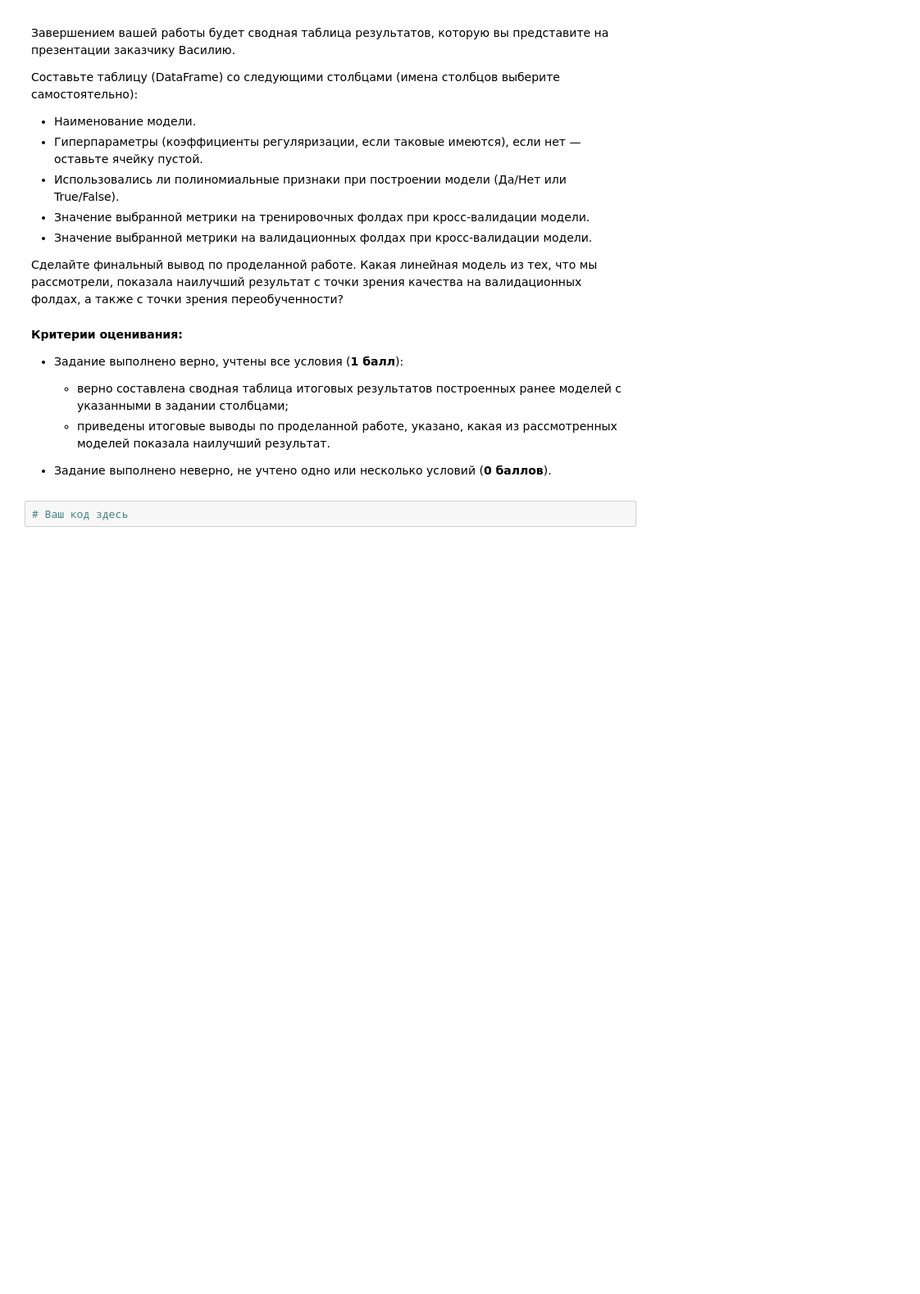
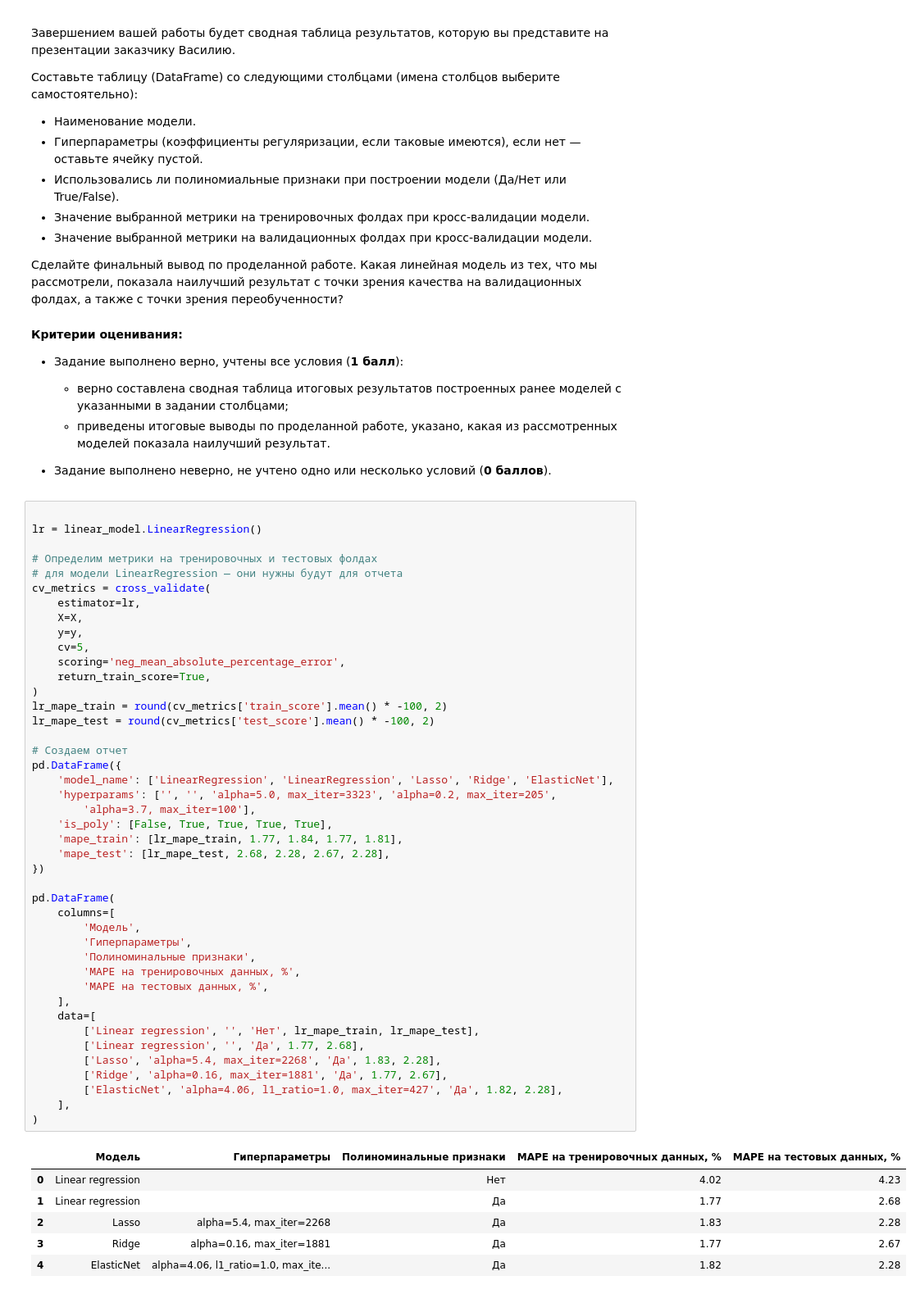
Before and after one commit to evpozdniakov/ds_projects, a Jupyter notebook: hw7/math-ML-2-practice.ipynb, the cells around one changed output. Shown at 82% size. Drawn from its saved outputs; the diff is of its cells as text; blank space fills up the shorter version.

```diff
--- a/hw7/math-ML-2-practice.ipynb
+++ b/hw7/math-ML-2-practice.ipynb
@@ -637,5 +894,53 @@ from sklearn.model_selection import cross_validate
 
 - Задание выполнено неверно, не учтено одно или несколько условий (**0 баллов**).
 # %%
-# Ваш код здесь
+
+lr = linear_model.LinearRegression()
+
+# Определим метрики на тренировочных и тестовых фолдах
+# для модели LinearRegression — они нужны будут для отчета
+cv_metrics = cross_validate(
+    estimator=lr,
+    X=X,
+    y=y,
+    cv=5,
+    scoring='neg_mean_absolute_percentage_error',
+    return_train_score=True,
+)
+lr_mape_train = round(cv_metrics['train_score'].mean() * -100, 2)
+lr_mape_test = round(cv_metrics['test_score'].mean() * -100, 2)
+
+# Создаем отчет
+pd.DataFrame({
+    'model_name': ['LinearRegression', 'LinearRegression', 'Lasso', 'Ridge', 'ElasticNet'],
+    'hyperparams': ['', '', 'alpha=5.0, max_iter=3323', 'alpha=0.2, max_iter=205',
+        'alpha=3.7, max_iter=100'],
+    'is_poly': [False, True, True, True, True],
+    'mape_train': [lr_mape_train, 1.77, 1.84, 1.77, 1.81],
+    'mape_test': [lr_mape_test, 2.68, 2.28, 2.67, 2.28],
+})
+
+pd.DataFrame(
+    columns=[
+        'Модель',
+        'Гиперпараметры',
+        'Полиноминальные признаки',
+        'MAPE на тренировочных данных, %',
+        'MAPE на тестовых данных, %',
+    ],
+    data=[
+        ['Linear regression', '', 'Нет', lr_mape_train, lr_mape_test],
+        ['Linear regression', '', 'Да', 1.77, 2.68],
+        ['Lasso', 'alpha=5.4, max_iter=2268', 'Да', 1.83, 2.28],
+        ['Ridge', 'alpha=0.16, max_iter=1881', 'Да', 1.77, 2.67],
+        ['ElasticNet', 'alpha=4.06, l1_ratio=1.0, max_iter=427', 'Да', 1.82, 2.28],
+    ],
+)
+# %% [output]
+|  | Модель | Гиперпараметры | Полиноминальные признаки | MAPE на тренировочных данных, % | MAPE на тестовых данных, % |
+| 0 | Linear regression |  | Нет | 4.02 | 4.23 |
+| 1 | Linear regression |  | Да | 1.77 | 2.68 |
+| 2 | Lasso | alpha=5.4, max_iter=2268 | Да | 1.83 | 2.28 |
+| 3 | Ridge | alpha=0.16, max_iter=1881 | Да | 1.77 | 2.67 |
+| 4 | ElasticNet | alpha=4.06, l1_ratio=1.0, max_ite... | Да | 1.82 | 2.28 |
 # %% [markdown]
```
Also changed, not shown: parts of 12 cells of this notebook.
